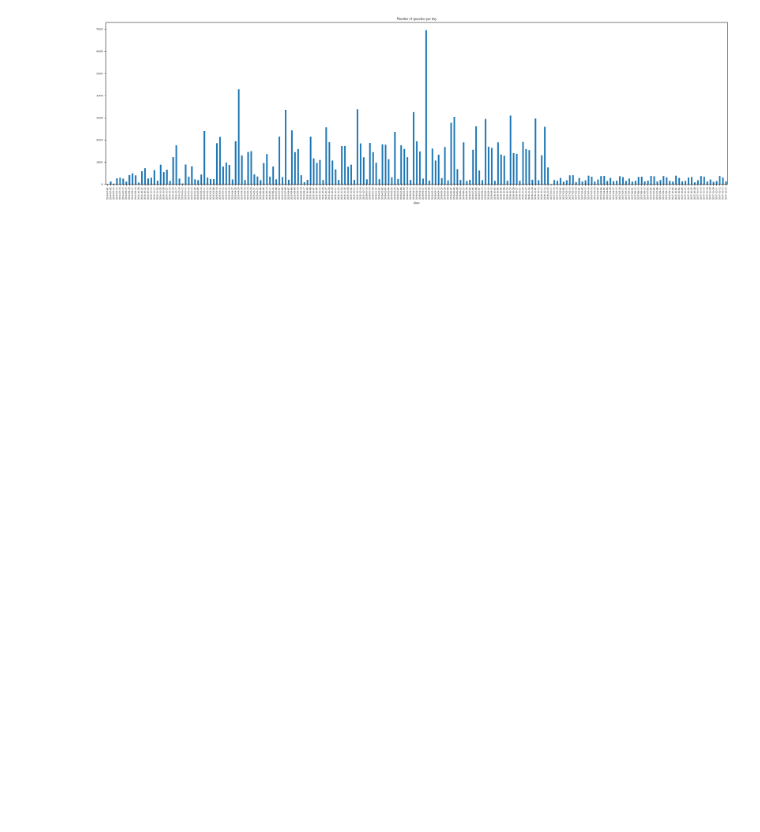
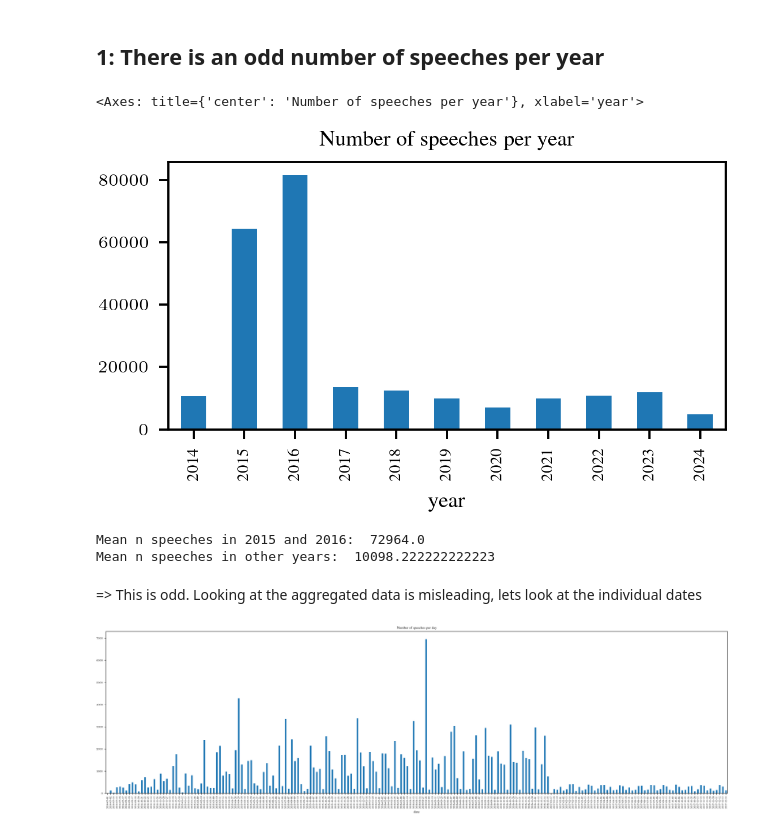
Before and after one commit to derkleinejakob/dataliteracy25, a Jupyter notebook: experiments/pre_written_speech_analysis.ipynb, the cells around one changed output. Saved outputs shown, nothing was run; the diff lists cells and outputs as text; code cells hidden in the pictures; blank space fills up the shorter version.

```diff
--- a/experiments/pre_written_speech_analysis.ipynb
+++ b/experiments/pre_written_speech_analysis.ipynb
@@ -5,4 +5,21 @@ import preamble
 from src.constants import PATH_ALL_SPEECHES
 # %%
 df = pd.read_parquet(PATH_ALL_SPEECHES)
+df["speechlen"] = df["text"].map(lambda s: len(s.split(" ")))
+# %% [markdown]
+## 1: There is an odd number of speeches per year
+# %%
+n_speeches_per_year = df.groupby("year").size()
+n_speeches_per_year.plot.bar(title="Number of speeches per year")
+# %% [output]
+<Axes: title={'center': 'Number of speeches per year'}, xlabel='year'>
+[figure, added]
+# %%
+print("Mean n speeches in 2015 and 2016: ", n_speeches_per_year[[2015, 2016]].mean())
+print("Mean n speeches in other years: ", n_speeches_per_year[n_speeches_per_year.index.drop([2015, 2016])].mean())
+# %% [output]
+Mean n speeches in 2015 and 2016:  72964.0
+Mean n speeches in other years:  10098.222222222223
+# %% [markdown]
+=> This is odd. Looking at the aggregated data is misleading, lets look at the individual dates
 # %%
```
Also changed, not shown: parts of 10 cells of this notebook, 3 other files.
